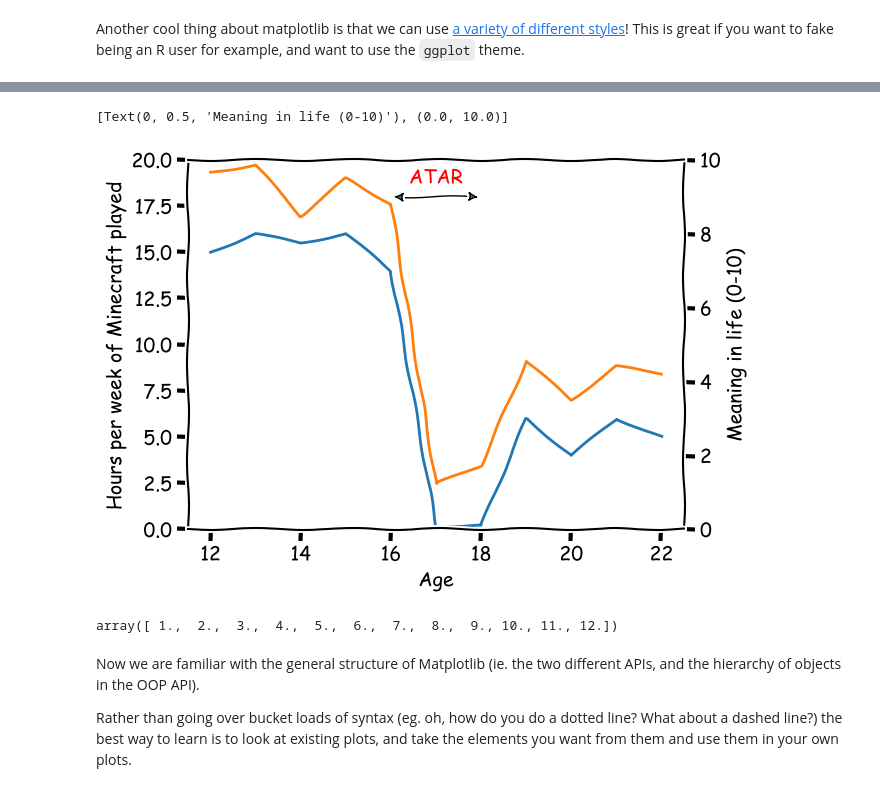
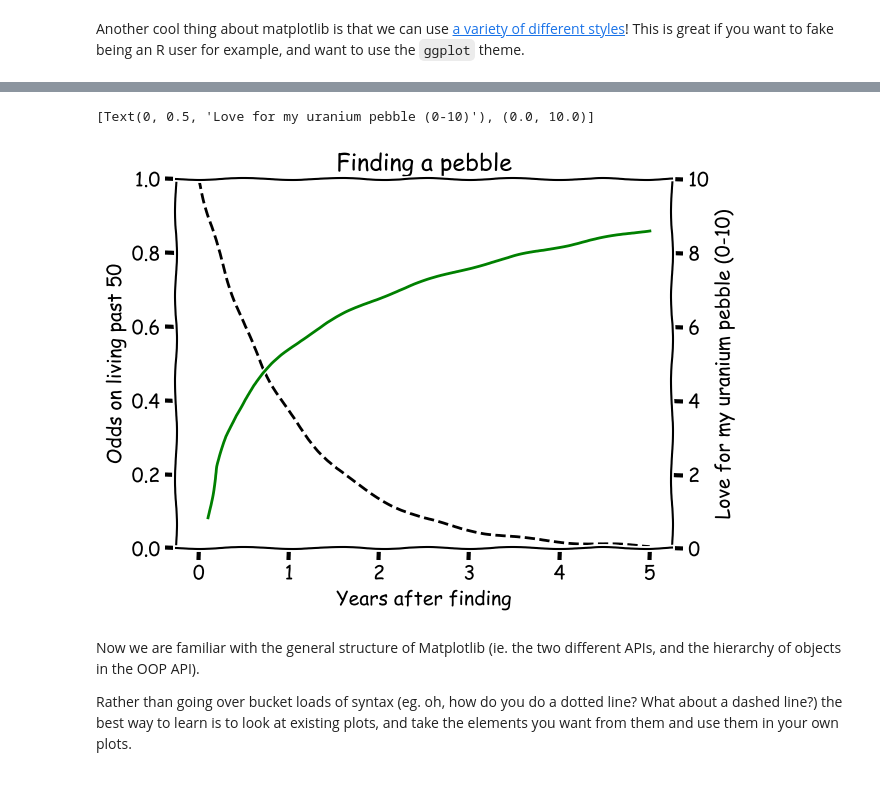
Before and after one commit to UWA-Maths-Union/mu-workshops, a Jupyter notebook: 2022/python/workshop2/workshop2-scientific-python.ipynb, the cells around one changed output, grey strips where cells are left out. Saved outputs shown, nothing was run; the diff lists cells and outputs as text; code cells hidden in the pictures.

```diff
--- a/2022/python/workshop2/workshop2-scientific-python.ipynb
+++ b/2022/python/workshop2/workshop2-scientific-python.ipynb
@@ -702,35 +802,28 @@ ax.set(
 # %%
 mpl.style.use("default") # Set the style/colours back to default
 plt.xkcd() # Enable xkcd style
 np.random.seed(10) # Make random numbers predictable (for reproducibility)
 
-age = np.arange(12, 22 + 1)
-hours = np.array([15, 16, 15.5, 16, 14, 0.2, 0.2, 6, 4, 6, 5])
-mean = (hours + np.random.randn(*hours.shape) + 3) / 20 * 10 # Normalise to 0 to 10
+x = np.linspace(0, 5, 50)
+chance = np.exp(-x)
+love = 2 * np.log(x/10) + 10
 
 
 fig, ax1 = plt.subplots()
 ax2 = ax1.twinx() # Adding another axis to the plot (on the right)
-ax1.plot(age, hours, label="Hours of minecraft played", color = "C00")
-ax2.plot(age, mean, label="Meaning in life from 0 to 10", color = "C01")
-
-ax1.annotate('', xy=(16, 18), xytext=(18, 18), xycoords='data', textcoords='data',
-            arrowprops={'arrowstyle': '<|-|>'})
-ax1.annotate('ATAR', xy=(17, 19), ha='center', va='center', color = "red")
+ax1.plot(x, chance, color = "black", linestyle = "--")
+ax2.plot(x, love, color = "Green")
 
 ax1.set(
-    xlabel="Age",
-    ylabel="Hours per week of Minecraft played",
-    ylim = (0, 20),
+    xlabel="Years after finding",
+    ylabel="Odds on living past 50",
+    ylim = (0, 1),
+    title="Finding a pebble",
 )
 ax2.set(
-    ylabel="Meaning in life (0-10)",
+    ylabel="Love for my uranium pebble (0-10)",
     ylim = (0, 10),
 )
 # %% [output]
-[Text(0, 0.5, 'Meaning in life (0-10)'), (0.0, 10.0)]
+[Text(0, 0.5, 'Love for my uranium pebble (0-10)'), (0.0, 10.0)]
-[figure, old version]
+[figure, new version]
-# %%
-week
-# %% [output]
-array([ 1.,  2.,  3.,  4.,  5.,  6.,  7.,  8.,  9., 10., 11., 12.])
```
Also changed, not shown: parts of 35 cells of this notebook.
